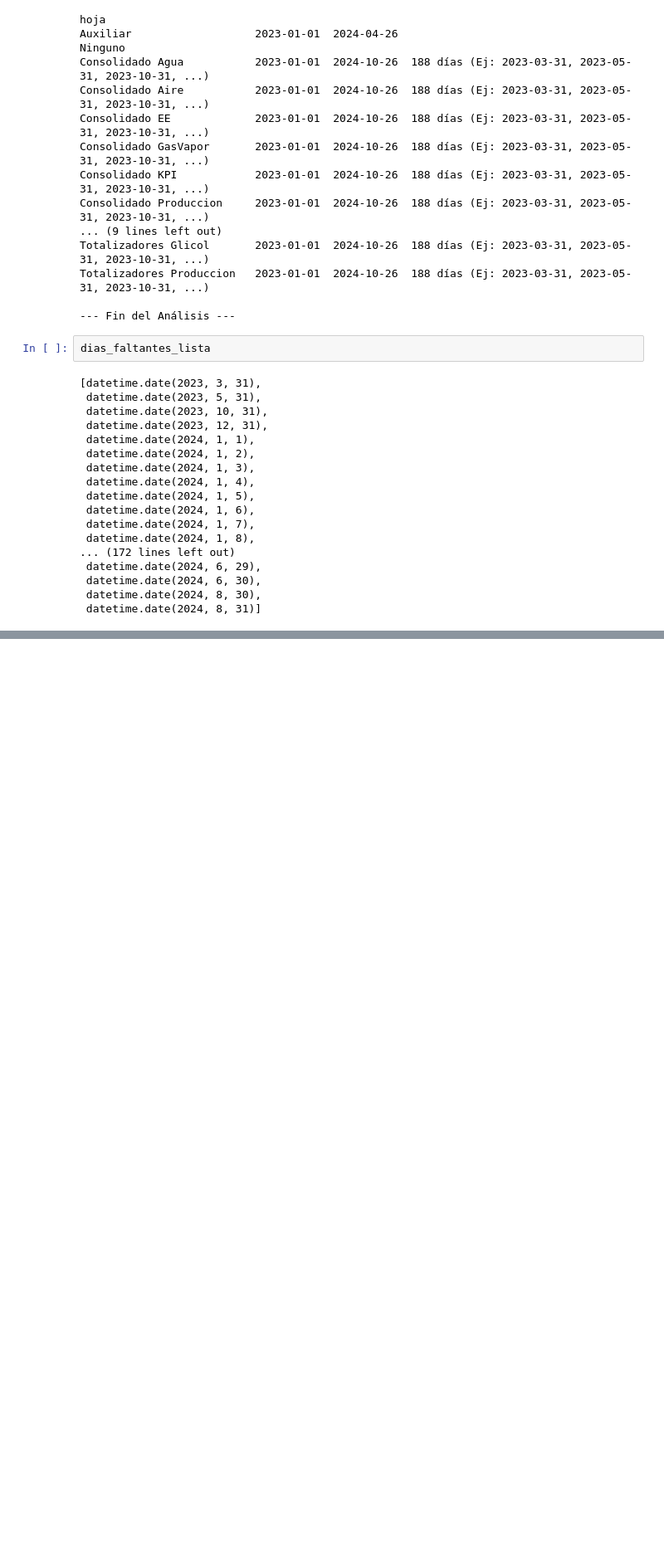
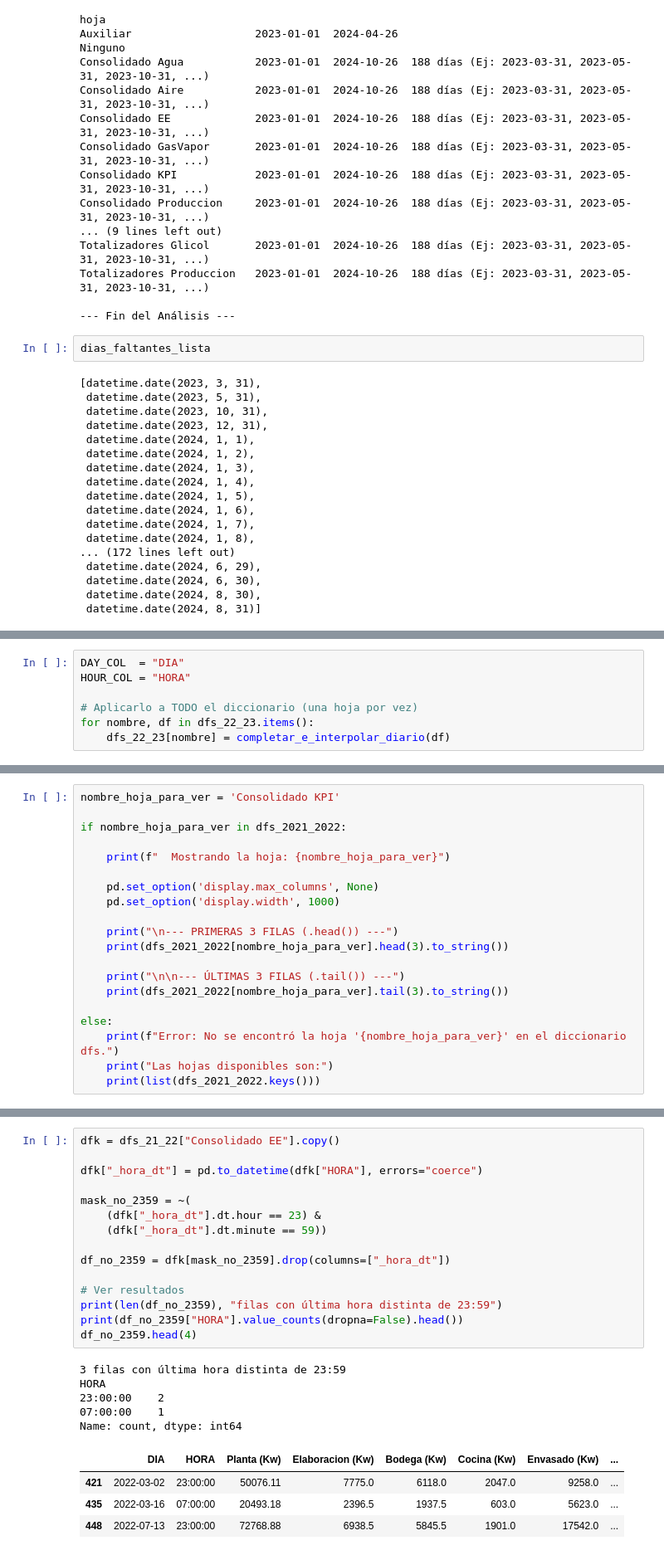
Before and after one commit to Angiii12/TPF_Prediccion_de_Consumo_Energetico, a Jupyter notebook: eda.ipynb, the cells around one changed output, grey strips where cells are left out. Shown at 83% size. Cells and saved outputs as stored; diff of their text form; blank space fills up the shorter version.

```diff
--- a/eda.ipynb
+++ b/eda.ipynb
@@ -437,0 +972,7 @@ dias_faltantes_lista
+# %%
+DAY_COL  = "DIA"
+HOUR_COL = "HORA"
+
+# Aplicarlo a TODO el diccionario (una hoja por vez)
+for nombre, df in dfs_22_23.items():
+    dfs_22_23[nombre] = completar_e_interpolar_diario(df)
@@ -437,0 +1041,20 @@ dias_faltantes_lista
+# %%
+nombre_hoja_para_ver = 'Consolidado KPI'
+
+if nombre_hoja_para_ver in dfs_2021_2022:
+
+    print(f"  Mostrando la hoja: {nombre_hoja_para_ver}")
+
+    pd.set_option('display.max_columns', None)
+    pd.set_option('display.width', 1000)
+
+    print("\n--- PRIMERAS 3 FILAS (.head()) ---")
+    print(dfs_2021_2022[nombre_hoja_para_ver].head(3).to_string())
+
+    print("\n\n--- ÚLTIMAS 3 FILAS (.tail()) ---")
+    print(dfs_2021_2022[nombre_hoja_para_ver].tail(3).to_string())
+
+else:
+    print(f"Error: No se encontró la hoja '{nombre_hoja_para_ver}' en el diccionario dfs.")
+    print("Las hojas disponibles son:")
+    print(list(dfs_2021_2022.keys()))
@@ -437,0 +1411,25 @@ dias_faltantes_lista
+# %%
+dfk = dfs_21_22["Consolidado EE"].copy()
+
+dfk["_hora_dt"] = pd.to_datetime(dfk["HORA"], errors="coerce")
+
+mask_no_2359 = ~(
+    (dfk["_hora_dt"].dt.hour == 23) &
+    (dfk["_hora_dt"].dt.minute == 59))
+
+df_no_2359 = dfk[mask_no_2359].drop(columns=["_hora_dt"])
+
+# Ver resultados
+print(len(df_no_2359), "filas con última hora distinta de 23:59")
+print(df_no_2359["HORA"].value_counts(dropna=False).head())
+df_no_2359.head(4)
+# %% [output]
+3 filas con última hora distinta de 23:59
+HORA
+23:00:00    2
+07:00:00    1
+Name: count, dtype: int64
+|  | DIA | HORA | Planta (Kw) | Elaboracion (Kw) | Bodega (Kw) | Cocina (Kw) | Envasado (Kw) | ... |
+| 421 | 2022-03-02 | 23:00:00 | 50076.11 | 7775.0 | 6118.0 | 2047.0 | 9258.0 | ... |
+| 435 | 2022-03-16 | 07:00:00 | 20493.18 | 2396.5 | 1937.5 | 603.0 | 5623.0 | ... |
+| 448 | 2022-07-13 | 23:00:00 | 72768.88 | 6938.5 | 5845.5 | 1901.0 | 17542.0 | ... |
```
Also changed, not shown: parts of 39 cells of this notebook.
